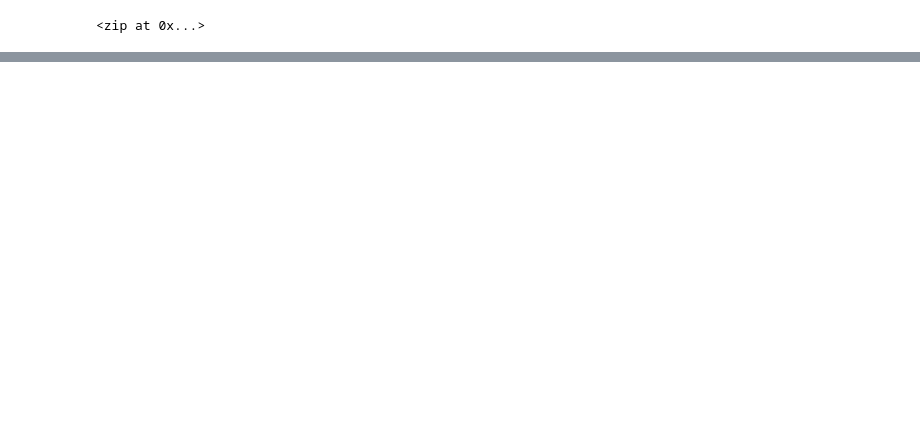
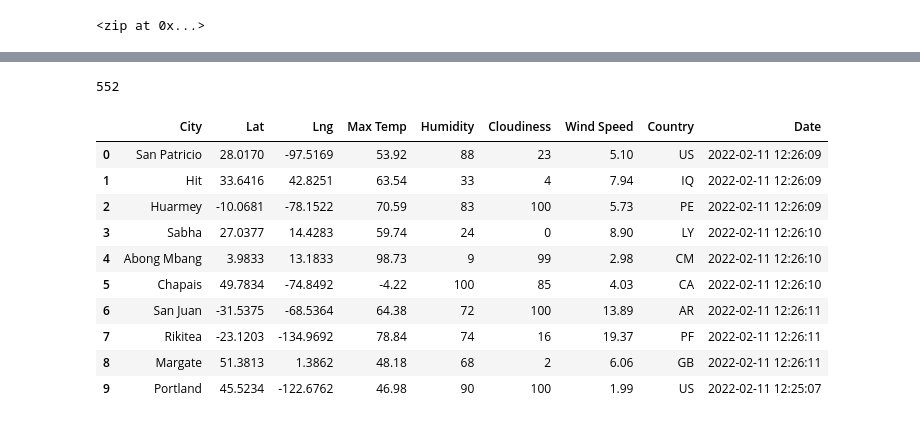
Before and after one commit to aikopsidas/World_Weather_Analysis, a Jupyter notebook: WeatherPy.ipynb, the cells around one changed output, grey strips where cells are left out. Cells and saved outputs as stored; diff of their text form; code cells hidden in the pictures; blank space fills up the shorter version.

```diff
--- a/WeatherPy.ipynb
+++ b/WeatherPy.ipynb
@@ -29,0 +33,2 @@ len(cities)
+# %%
+url = "http://api.openweathermap.org/data/2.5/weather?units=Imperial&APPID=" + weather_api_key
@@ -29,0 +118,20 @@ len(cities)
+# %%
+len(city_data)
+# %% [output]
+552
+# %%
+# Convert the array of dictionaries to a Pandas DataFrame.
+city_data_df = pd.DataFrame(city_data)
+city_data_df.head(10)
+# %% [output]
+|  | City | Lat | Lng | Max Temp | Humidity | Cloudiness | Wind Speed | Country | Date |
+| 0 | San Patricio | 28.0170 | -97.5169 | 53.92 | 88 | 23 | 5.10 | US | 2022-02-11 12:26:09 |
+| 1 | Hit | 33.6416 | 42.8251 | 63.54 | 33 | 4 | 7.94 | IQ | 2022-02-11 12:26:09 |
+| 2 | Huarmey | -10.0681 | -78.1522 | 70.59 | 83 | 100 | 5.73 | PE | 2022-02-11 12:26:09 |
+| 3 | Sabha | 27.0377 | 14.4283 | 59.74 | 24 | 0 | 8.90 | LY | 2022-02-11 12:26:10 |
+| 4 | Abong Mbang | 3.9833 | 13.1833 | 98.73 | 9 | 99 | 2.98 | CM | 2022-02-11 12:26:10 |
+| 5 | Chapais | 49.7834 | -74.8492 | -4.22 | 100 | 85 | 4.03 | CA | 2022-02-11 12:26:10 |
+| 6 | San Juan | -31.5375 | -68.5364 | 64.38 | 72 | 100 | 13.89 | AR | 2022-02-11 12:26:11 |
+| 7 | Rikitea | -23.1203 | -134.9692 | 78.84 | 74 | 16 | 19.37 | PF | 2022-02-11 12:26:11 |
+| 8 | Margate | 51.3813 | 1.3862 | 48.18 | 68 | 2 | 6.06 | GB | 2022-02-11 12:26:11 |
+| 9 | Portland | 45.5234 | -122.6762 | 46.98 | 90 | 100 | 1.99 | US | 2022-02-11 12:25:07 |
```
Also changed, not shown: parts of 7 cells of this notebook.
